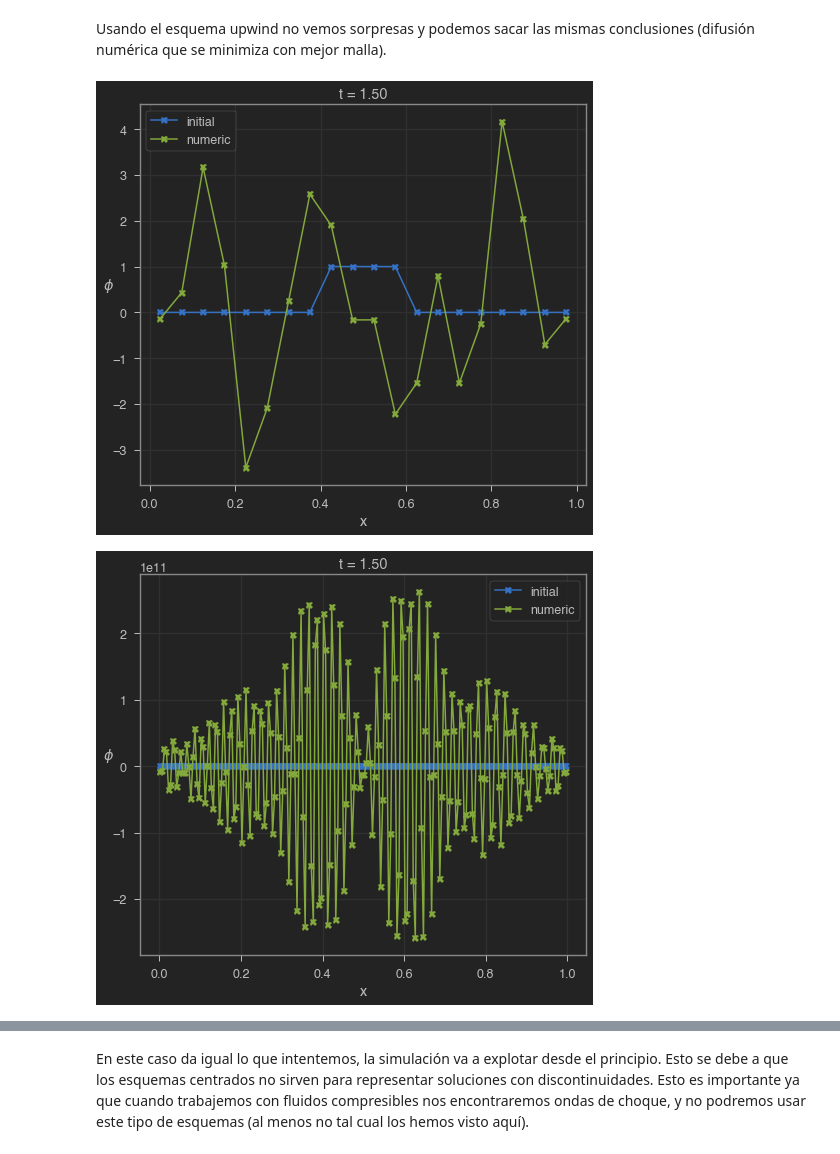
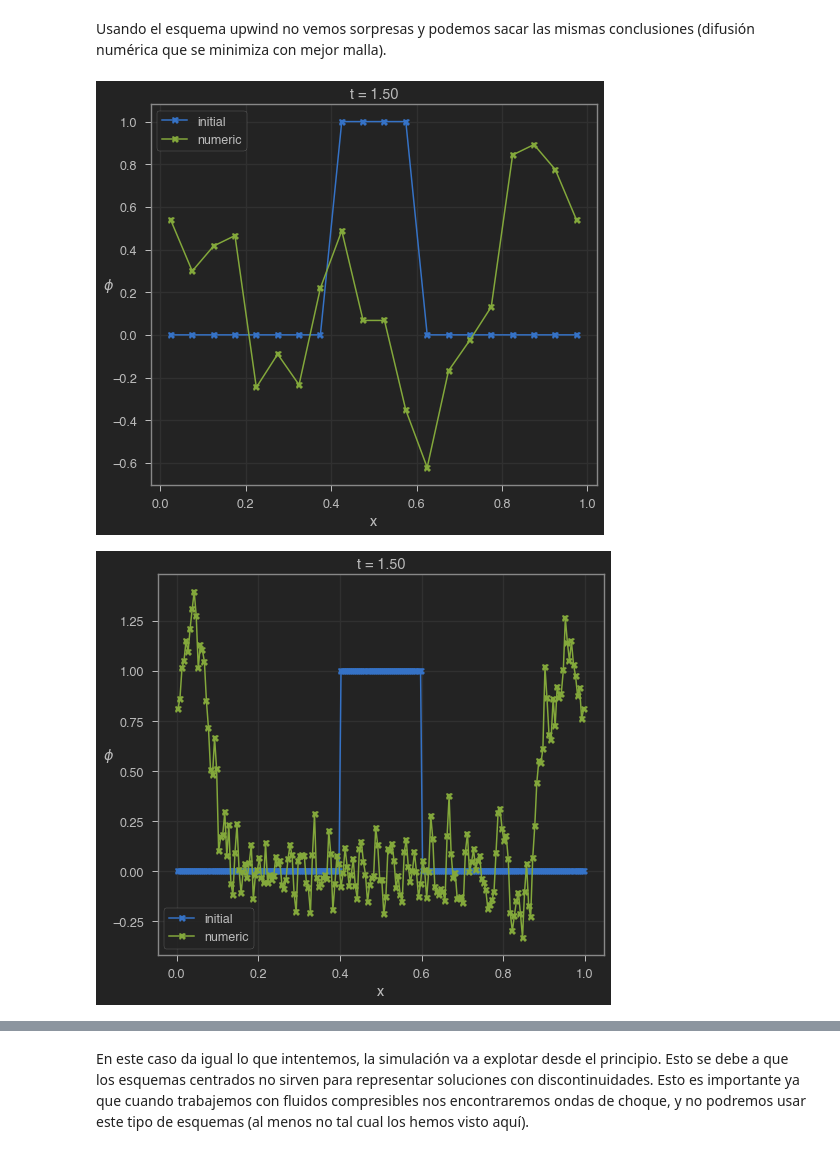
Before and after one commit to juansensio/blog, a Jupyter notebook: 105_cfd_fvm/105_cfd_fvm.ipynb, the cells around one changed output, grey strips where cells are left out. Drawn from its saved outputs; the diff is of its cells as text; code cells hidden in the pictures.

```diff
--- a/105_cfd_fvm/105_cfd_fvm.ipynb
+++ b/105_cfd_fvm/105_cfd_fvm.ipynb
@@ -217,5 +213,6 @@ def ab2(F, f, c, p, dt, flux, bocos):
 # %%
 u, dt = 1, 0.05
+f, c = geom(10)
 
 p0 = smooth(c)
 F = upwind(f, u, p0)
@@ -237,24 +234,3 @@ plt.legend()
 plt.show()
 # %% [output]
 [figure]
-# %%
-u, dt = 1, 0.05
-
-p0 = smooth(c)
-F = upwind(f, u, p0)
-F = periodic_upwind(F, u, p0)
-p1 = ab2(F, f, c, p0, dt, upwind, periodic_upwind)
-
-plt.plot(f, np.zeros(f.shape[0]), 'o')
-plt.plot(c, np.zeros(c.shape[0]), 'X')
-plt.plot(c, p0, 'X-')
-plt.bar(c, p0, width=0.1, alpha=0.5)
-plt.plot(f, F, '^')
-plt.plot(c, p1, 'X-', label='numeric')
-p1a = np.sin(2 * np.pi * (c - u*dt ))
-plt.plot(c, p1a, 'X-', label='analytic')
-plt.xlabel('x')
-plt.ylabel('$\phi$', rotation=0)
-plt.grid(True)
-plt.legend()
-plt.show()
@@ -508,13 +487,14 @@ plt.show()
 En este caso observamos dos efectos diferentes. Por un lado, mientras que el esquema upwind introduce difusión numérica, el esquema centrado sufre del efecto contrario, y es que la acumulación de errores hace crecer la solución (como si se estuviese generando cantidad de la magnitud conservativa, lo cual es físicamente imposible) y puede llegar a hacer diverger la simulación. Por otro lado observamos un desfase entre la solución analítica y la numérica, debido de nuevo a estos errores, como si la velocidad percibida fuese menor. La solución para aliviar estos problemas, de nuevo, es incrementar la resolución espacial y temporal a costa de un mayor coste computacional.
 # %%
 # parmámetros
-f, c = geom(200)
+f, c = geom(50)
 u, t, tf = 1, 0, 1.5
 dt = 0.2*(f[1] - f[0])/u # CFL
 
 # condiciones iniciales
 p0 = smooth(c)
 p = p0.copy()
+R = np.zeros_like(p)
 
 while t < tf:
 
@@ -527,8 +507,8 @@ while t < tf:
 	F = central(f, u, p)
 	F = periodic_central(F, u, p)
 
-	p = euler(F, f, c, p, dt)
-	# p = ab2(F, f, c, p, dt, upwind, periodic_upwind)
+	# p = euler(F, f, c, p, dt)
+	p, R = ab2(F, f, c, p, dt, R)
 
 
 plt.plot(c, p0, 'X-', label='initial')
@@ -626,6 +608,7 @@ dt = 0.2*(f[1] - f[0])/u # CFL
 # condiciones iniciales
 p0 = hat(c)
 p = p0.copy()
+R = np.zeros_like(p)
 
 while t < tf:
 
@@ -638,8 +621,8 @@ while t < tf:
 	F = central(f, u, p)
 	F = periodic_central(F, u, p)
 
-	p = euler(F, f, c, p, dt)
-	# p = ab2(F, f, c, p, dt, upwind, periodic_upwind)
+	# p = euler(F, f, c, p, dt)
+	p, R = ab2(F, f, c, p, dt, R)
 
 
 plt.plot(c, p0, 'X-', label='initial')
@@ -651,42 +634,43 @@ plt.grid(True)
 plt.legend()
 plt.show()
 # %% [output]
-[figure, old version]
+[figure, new version]
 # %%
 # parmámetros
 f, c = geom(200)
 u, t, tf = 1, 0, 1.5
 dt = 0.2*(f[1] - f[0])/u # CFL
 
 # condiciones iniciales
 p0 = hat(c)
 p = p0.copy()
+R = np.zeros_like(p)
 
 while t < tf:
 
 	# update temporal
 	if t + dt > tf:
 		dt = tf - t
 	t = t + dt
 	# print(f't = {t:.2f}, dt = {dt:.2f}')
 
 	F = central(f, u, p)
 	F = periodic_central(F, u, p)
 
-	p = euler(F, f, c, p, dt)
-	# p = ab2(F, f, c, p, dt, upwind, periodic_upwind)
+	#p = euler(F, f, c, p, dt)
+	p, R = ab2(F, f, c, p, dt, R)
 
 
 plt.plot(c, p0, 'X-', label='initial')
 plt.plot(c, p, 'X-', label='numeric')
 plt.xlabel('x')
 plt.ylabel('$\phi$', rotation=0)
 plt.title(f't = {t:.2f}')
 plt.grid(True)
 plt.legend()
 plt.show()
 # %% [output]
-[figure, old version]
+[figure, new version]
 # %%
 # parmámetros
 f, c = geom(200)
```
Also changed, not shown: parts of 13 cells of this notebook, 1 other file.
